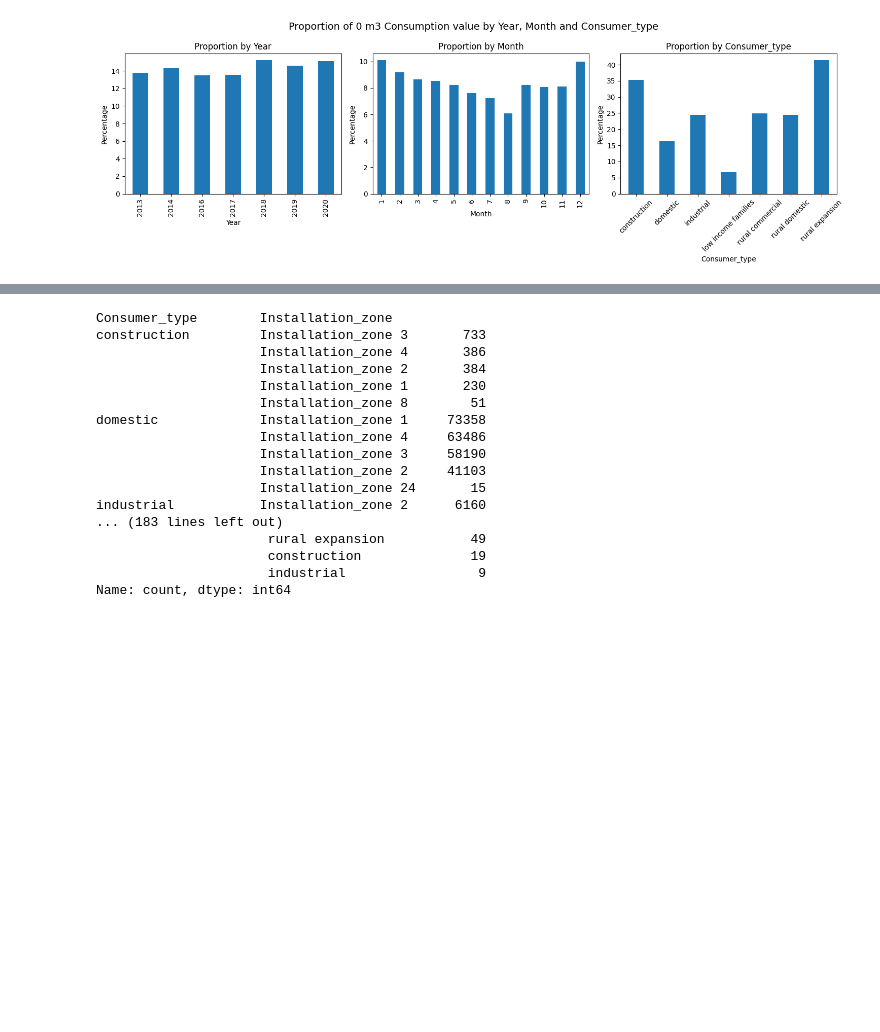
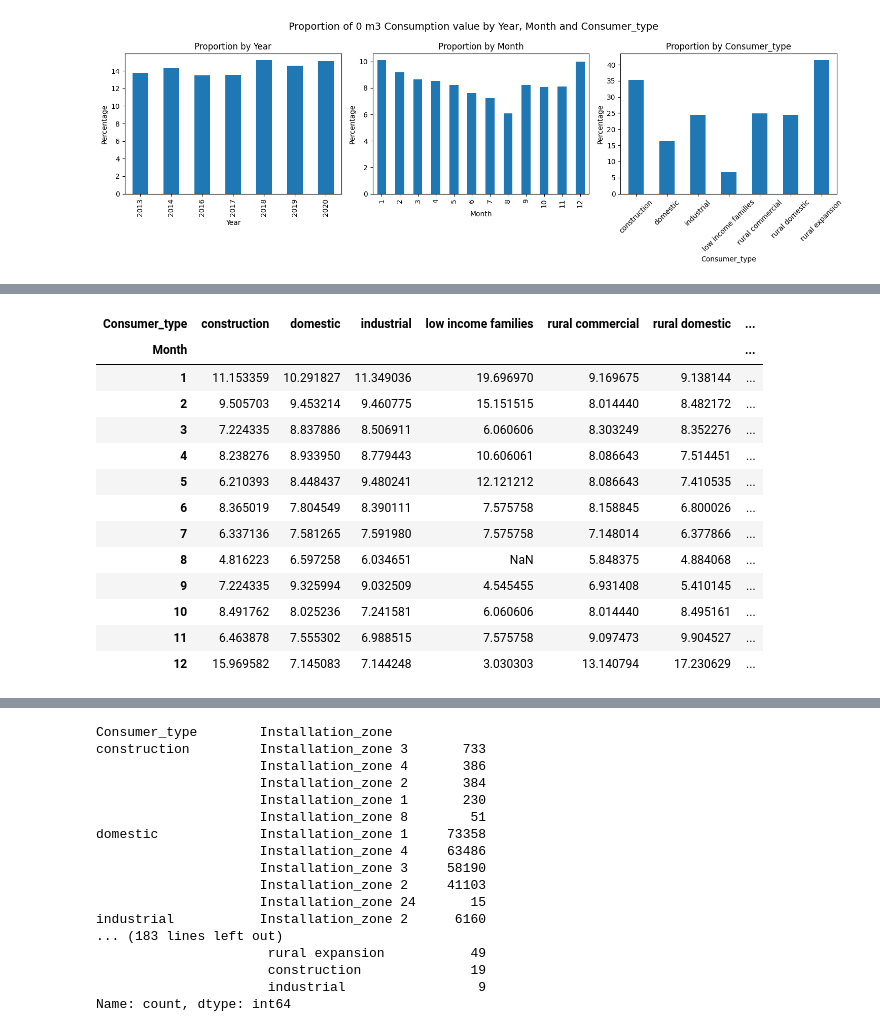
Before and after one commit to barbare03/ML4DS, a Jupyter notebook: assignment_F.ipynb, the cells around one changed output, grey strips where cells are left out. Drawn from its saved outputs; the diff is of its cells as text; code cells hidden in the pictures; blank space fills up the shorter version.

```diff
--- a/assignment_F.ipynb
+++ b/assignment_F.ipynb
@@ -160,0 +171,18 @@ Name: Consumer_number, dtype: float64
+# %%
+percent_type_month = df[df.Consumption == 0].groupby(['Consumer_type','Month'])['Consumer_number'].count()/df[df.Consumption == 0].groupby('Consumer_type')['Consumer_number'].count()*100
+df_type_month = percent_type_month.unstack().T
+# %% [output]
+| Consumer_type | construction | domestic | industrial | low income families | rural commercial | rural domestic | ... |
+| Month |  |  |  |  |  |  | ... |
+| 1 | 11.153359 | 10.291827 | 11.349036 | 19.696970 | 9.169675 | 9.138144 | ... |
+| 2 | 9.505703 | 9.453214 | 9.460775 | 15.151515 | 8.014440 | 8.482172 | ... |
+| 3 | 7.224335 | 8.837886 | 8.506911 | 6.060606 | 8.303249 | 8.352276 | ... |
+| 4 | 8.238276 | 8.933950 | 8.779443 | 10.606061 | 8.086643 | 7.514451 | ... |
+| 5 | 6.210393 | 8.448437 | 9.480241 | 12.121212 | 8.086643 | 7.410535 | ... |
+| 6 | 8.365019 | 7.804549 | 8.390111 | 7.575758 | 8.158845 | 6.800026 | ... |
+| 7 | 6.337136 | 7.581265 | 7.591980 | 7.575758 | 7.148014 | 6.377866 | ... |
+| 8 | 4.816223 | 6.597258 | 6.034651 | NaN | 5.848375 | 4.884068 | ... |
+| 9 | 7.224335 | 9.325994 | 9.032509 | 4.545455 | 6.931408 | 5.410145 | ... |
+| 10 | 8.491762 | 8.025236 | 7.241581 | 6.060606 | 8.014440 | 8.495161 | ... |
+| 11 | 6.463878 | 7.555302 | 6.988515 | 7.575758 | 9.097473 | 9.904527 | ... |
+| 12 | 15.969582 | 7.145083 | 7.144248 | 3.030303 | 13.140794 | 17.230629 | ... |
```
Also changed, not shown: parts of 13 cells of this notebook, 1 other file.
